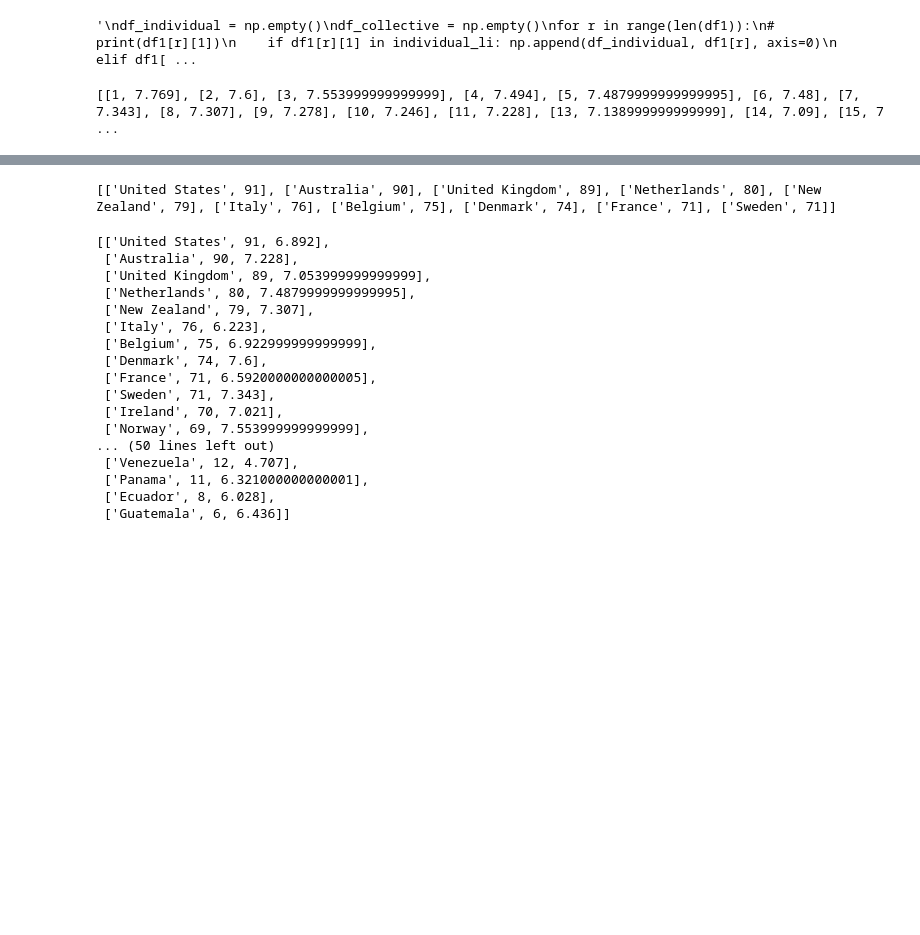
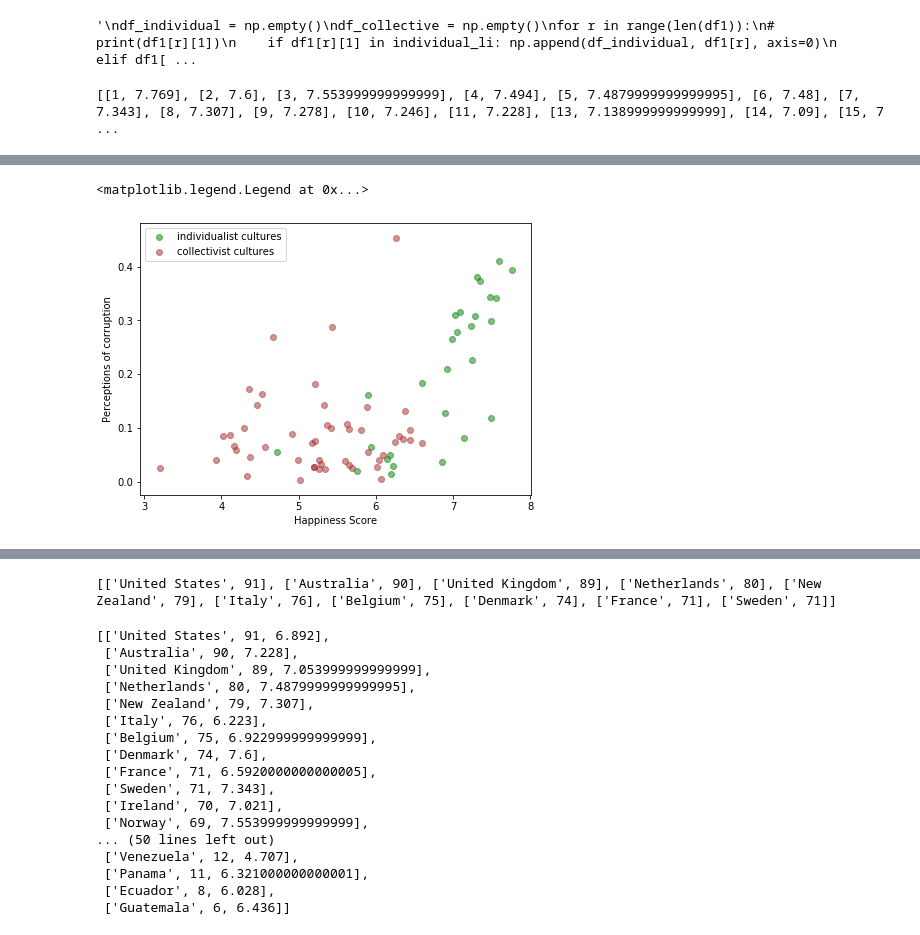
Before and after one commit to datares/happy-pineapples, a Jupyter notebook: analysis/Individualism_collectivism.ipynb, the cells around one changed output, grey strips where cells are left out. Cells and saved outputs as stored; diff of their text form; code cells hidden in the pictures; blank space fills up the shorter version.

```diff
--- a/analysis/Individualism_collectivism.ipynb
+++ b/analysis/Individualism_collectivism.ipynb
@@ -195,0 +248,10 @@ plt.legend()
+# %%
+plt.figure(figsize=(7, 5))
+plt.scatter(df_individual2[:,0], df_individual2[:,2], c="green", alpha=0.5, label="individualist cultures")
+plt.scatter(df_collective2[:,0], df_collective2[:,2], c="brown", alpha=0.5, label="collectivist cultures")
+plt.xlabel('Happiness Score')
+plt.ylabel('Perceptions of corruption')
+plt.legend(loc='upper left')
+# %% [output]
+<matplotlib.legend.Legend at 0x...>
+[figure, added]
```
Also changed, not shown: parts of 14 cells of this notebook, 1 other file.
